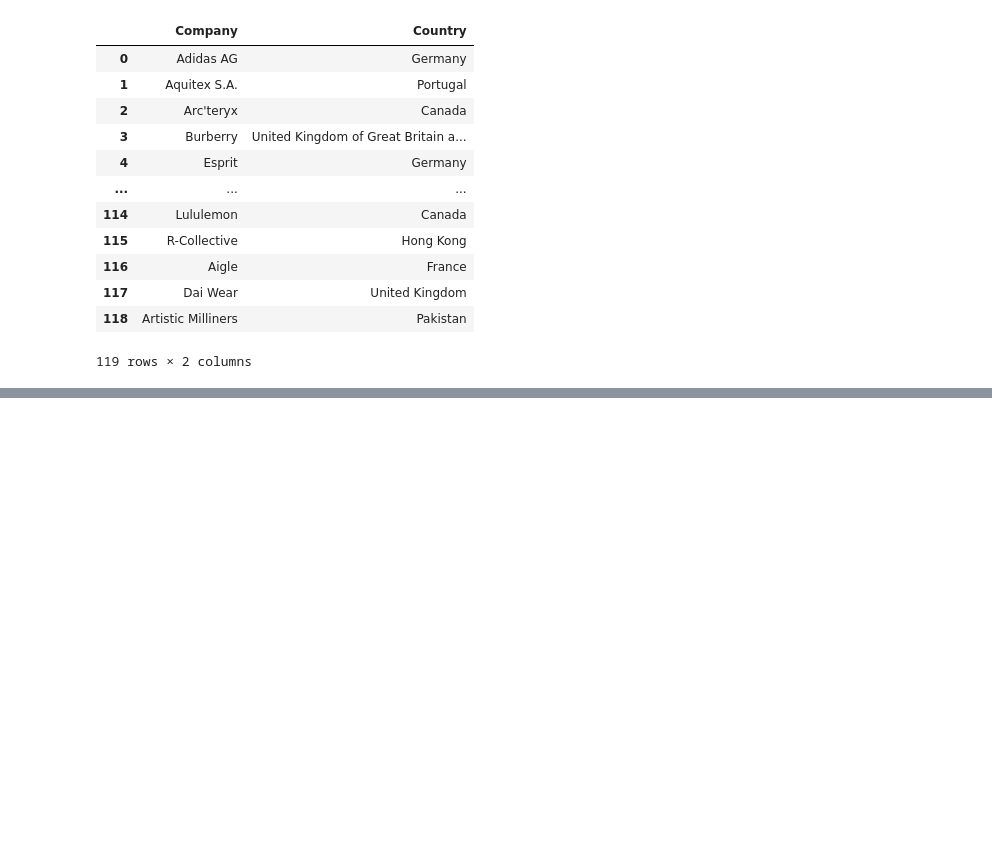
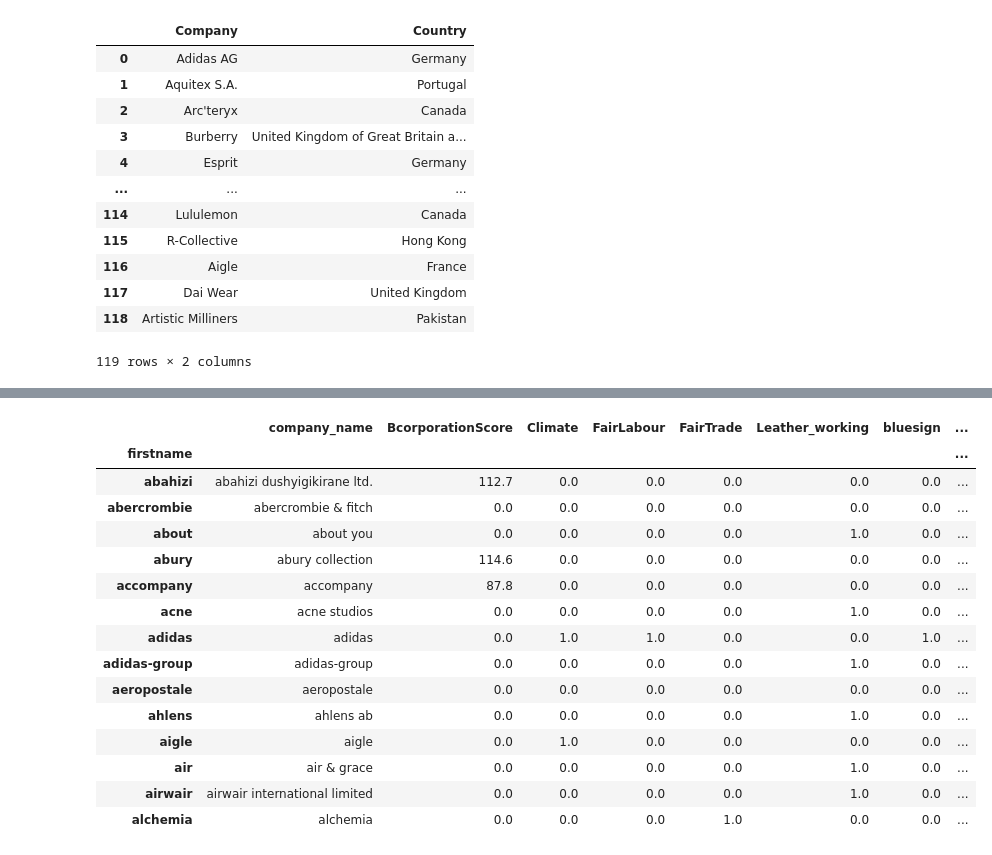
Before and after one commit to nesmaAlmoazamy/BaseCamp, a Jupyter notebook: DataCamp.ipynb, the cells around one changed output, grey strips where cells are left out. Drawn from its saved outputs; the diff is of its cells as text; code cells hidden in the pictures; blank space fills up the shorter version.

```diff
--- a/DataCamp.ipynb
+++ b/DataCamp.ipynb
@@ -135,0 +529,3 @@ climate_initiativesdf.to_csv("/home/nesma/Desktop/Hackathon/ClimateInitiatieves.
+# %%
+Dotty_DF_new = pd.read_csv("Dottynew.csv")
+Dotty_DF_new
@@ -135,0 +546,3 @@ climate_initiativesdf.to_csv("/home/nesma/Desktop/Hackathon/ClimateInitiatieves.
+# %%
+testdf = pd.DataFrame(Dotty_DF_new.company_name.str.split(' ',1).tolist(),
+                                 columns = ['firstname','secondname'])
@@ -135,0 +564,2 @@ climate_initiativesdf.to_csv("/home/nesma/Desktop/Hackathon/ClimateInitiatieves.
+# %%
+Dotty_DF_new_1= Dotty_DF_new.join(testdf)
@@ -135,0 +575,26 @@ climate_initiativesdf.to_csv("/home/nesma/Desktop/Hackathon/ClimateInitiatieves.
+# %%
+aggregation_functions = {'company_name':'first','BcorporationScore': 'sum', 'Climate': 'sum', 'FairLabour': 'sum',
+                         'FairTrade': 'sum', 'Leather_working': 'sum', 'bluesign': 'sum',
+                         'ScienceBased': 'sum',
+                         'FTI': 'sum',
+                         'fashionPact': 'sum'}
+Dotty_DF_new_1 = Dotty_DF_new_1.groupby(Dotty_DF_new_1['firstname']).aggregate(aggregation_functions)
+# %%
+Dotty_DF_new_1[1:15]
+# %% [output]
+|  | company_name | BcorporationScore | Climate | FairLabour | FairTrade | Leather_working | bluesign | ... |
+| firstname |  |  |  |  |  |  |  | ... |
+| abahizi | abahizi dushyigikirane ltd. | 112.7 | 0.0 | 0.0 | 0.0 | 0.0 | 0.0 | ... |
+| abercrombie | abercrombie & fitch | 0.0 | 0.0 | 0.0 | 0.0 | 0.0 | 0.0 | ... |
+| about | about you | 0.0 | 0.0 | 0.0 | 0.0 | 1.0 | 0.0 | ... |
+| abury | abury collection | 114.6 | 0.0 | 0.0 | 0.0 | 0.0 | 0.0 | ... |
+| accompany | accompany | 87.8 | 0.0 | 0.0 | 0.0 | 0.0 | 0.0 | ... |
+| acne | acne studios | 0.0 | 0.0 | 0.0 | 0.0 | 1.0 | 0.0 | ... |
+| adidas | adidas | 0.0 | 1.0 | 1.0 | 0.0 | 0.0 | 1.0 | ... |
+| adidas-group | adidas-group | 0.0 | 0.0 | 0.0 | 0.0 | 1.0 | 0.0 | ... |
+| aeropostale | aeropostale | 0.0 | 0.0 | 0.0 | 0.0 | 0.0 | 0.0 | ... |
+| ahlens | ahlens ab | 0.0 | 0.0 | 0.0 | 0.0 | 1.0 | 0.0 | ... |
+| aigle | aigle | 0.0 | 1.0 | 0.0 | 0.0 | 0.0 | 0.0 | ... |
+| air | air & grace | 0.0 | 0.0 | 0.0 | 0.0 | 1.0 | 0.0 | ... |
+| airwair | airwair international limited | 0.0 | 0.0 | 0.0 | 0.0 | 1.0 | 0.0 | ... |
+| alchemia | alchemia | 0.0 | 0.0 | 0.0 | 1.0 | 0.0 | 0.0 | ... |
```
Also changed, not shown: parts of 57 cells of this notebook, 9 other files.
